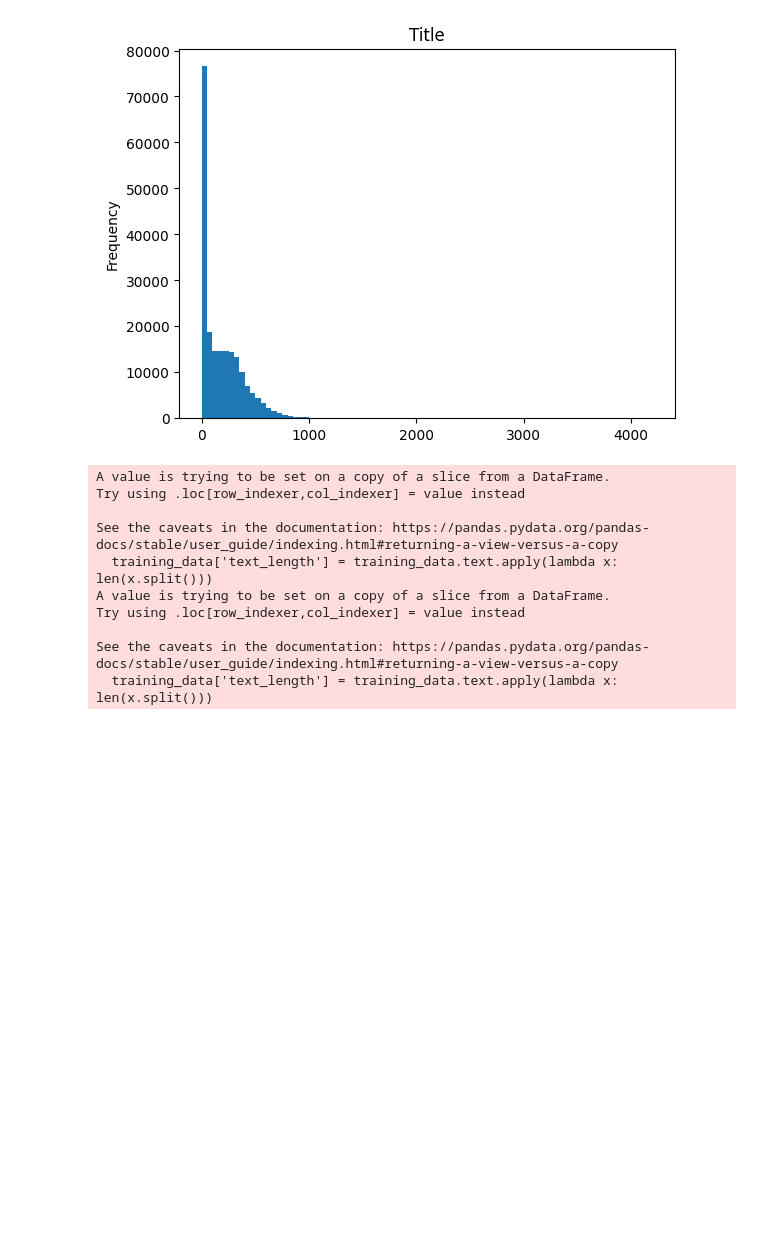
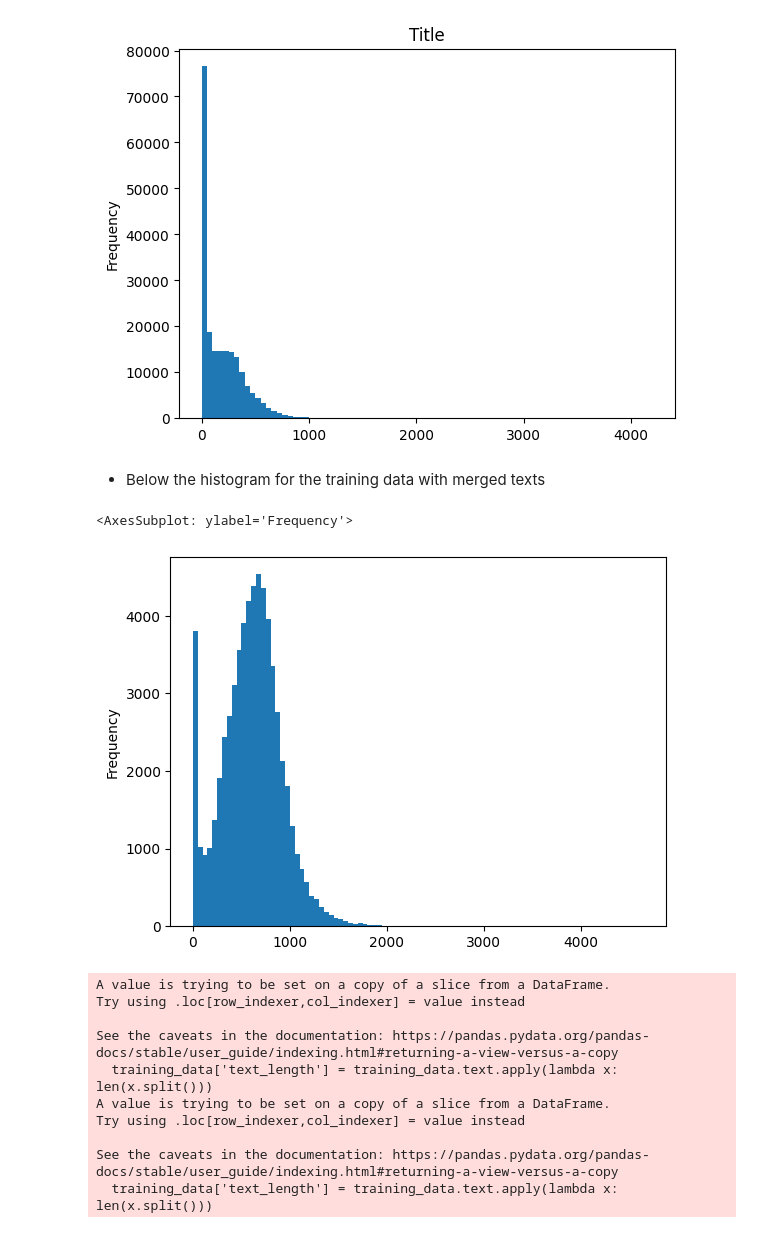
Before and after one commit to JoelNiklaus/LEXTREME, a Jupyter notebook: politmonitor/notebooks/Statistics.ipynb, the cells around one changed output. Drawn from its saved outputs; the diff is of its cells as text; code cells hidden in the pictures; blank space fills up the shorter version.

```diff
--- a/politmonitor/notebooks/Statistics.ipynb
+++ b/politmonitor/notebooks/Statistics.ipynb
@@ -311,3 +309,16 @@ training_data['text_length'].plot.hist(bins=bins)
 # %% [output]
 <Axes: title={'center': 'Title'}, ylabel='Frequency'>
 [figure]
+# %% [markdown]
+- Below the histogram for the training data with merged texts
+# %%
+language = 'all'
+tdh.get_training_data(language=language, affair_text_scope=['zh','ch'], affair_attachment_category='all', merge_texts=True)
+training_data = tdh.training_data_df
+# We split the texts by white space
+training_data['text_length'] = training_data.text.apply(lambda x: len(x.split()))
+bins = [x for x in range(0,training_data['text_length'].max(), 50)]
+training_data['text_length'].plot.hist(bins=bins)
+# %% [output]
+<AxesSubplot: ylabel='Frequency'>
+[figure, added]
```
Also changed, not shown: parts of 3 cells of this notebook.
